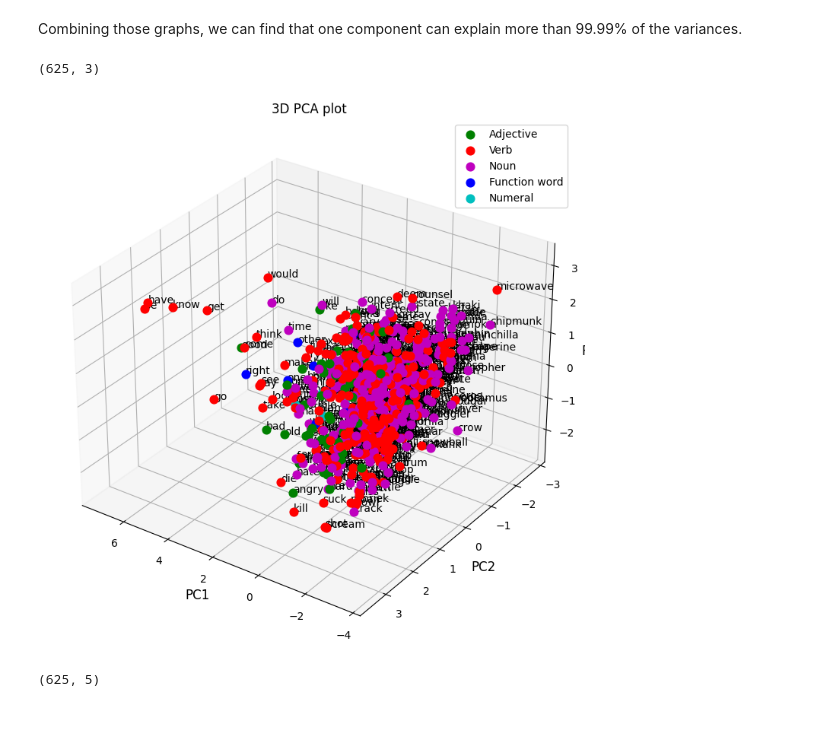
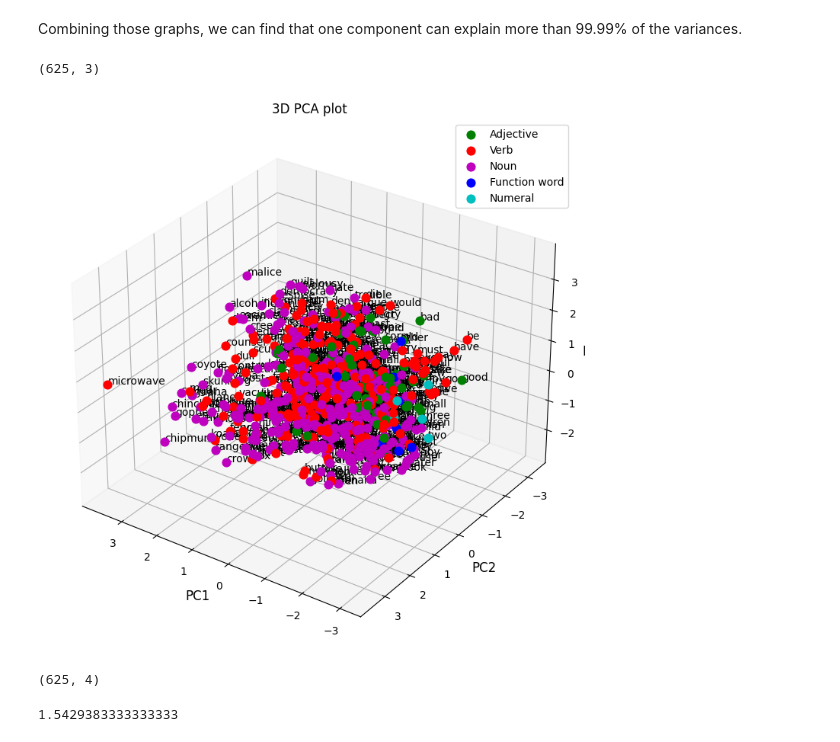
Before and after one commit to hassan3301/COG403Project, a Jupyter notebook: pca.ipynb, the cells around one changed output. Drawn from its saved outputs; the diff is of its cells as text; code cells hidden in the pictures.

```diff
--- a/pca.ipynb
+++ b/pca.ipynb
@@ -9,13 +9,16 @@ import seaborn as sn
 import plotly.express as px
 # %%
 f_path = "processed_files"
-scaler = StandardScaler()
+scaler = StandardScaler().set_output(transform="pandas")
 word_df = pd.read_csv(os.path.join(f_path, 'merged_withoutstring.csv')).loc[:,["Word"]]
 merged_df = pd.read_csv(os.path.join(f_path, 'merged_withoutstring.csv'))
 word_type = merged_df.loc[:,"Word type"]
 merged_df = merged_df.loc[:, ~merged_df.columns.isin(['Word type'])]
 merged_df = merged_df.set_index('Word', drop=True)
+merged_df = merged_df.loc[:, ~merged_df.columns.isin(['Bigram', 'SUBTLEX'])]
+merged_df = merged_df.rename(columns={"new AoA": "AoA", "V.Mean.Sum": "Valence", "A.Mean.Sum" : "Arousal", "icon_eng": "Iconicity", "Conc.M": "Concreteness"})
 word_c = word_type.copy()
+# print(np.std(merged_df.loc[:,'Concreteness']))
 
 cdict = {'N':'m','NUM':'c', 'V': 'r', 'A': 'g', 'F': 'b'}
 label = {'N':'Noun','NUM':'Numeral', 'V': 'Verb', 'A': 'Adjective', 'F': 'Function word'}
@@ -92,38 +108,38 @@ Combining those graphs, we can find that one component can explain more than 99.
 td_pca = PCA(n_components=3)
 td_pca.fit(merged_scaled_df)
 pca_merged = td_pca.transform(merged_scaled_df)
 print(np.shape(pca_merged))
 Xax = pca_merged[:,0]
 Yax = pca_merged[:,1]
 Zax = pca_merged[:,2]
 
 fig = plt.figure(figsize=(14,9))
 ax = fig.add_subplot(111, projection='3d')
 for i in range(len(Xax)):
+    # if word_df.at[i, 'Word'] ==
     ax.scatter(Xax[i], Yax[i], Zax[i], c=cdict[word_type[i]], s=60, label=label[word_type[i]])
-    ax.text(Xax[i], Yax[i], Zax[i],  '%s' % (word_df.at[i, 'Word']), size=10, zorder=1,
-    color='k')
+    ax.text(Xax[i], Yax[i], Zax[i],  '%s' % (word_df.at[i, 'Word']), size=10, zorder=1, color='k')
 ax.set_xlabel("PC1",
               fontsize=12)
 ax.set_ylabel("PC2",
               fontsize=12)
 ax.set_zlabel("PC3",
               fontsize=12)
 ax.view_init(30, 125)
 handles, labels = ax.get_legend_handles_labels()
 handle_list, label_list = [], []
 for handle, label in zip(handles, labels):
     if label not in label_list:
         handle_list.append(handle)
         label_list.append(label)
 plt.legend(handle_list, label_list)
 plt.title("3D PCA plot")
 plt.show()
 # %% [output]
 (625, 3)
-[figure, old version]
+[figure, new version]
 # %%
-five_pca = PCA(n_components=5)
+five_pca = PCA(n_components=4)
 five_pca.fit(merged_scaled_df)
 five_val = five_pca.transform(merged_scaled_df)
 print(np.shape(five_val))
@@ -131,7 +147,6 @@ word_df['PC1'] = five_val[:,0]
 word_df['PC2'] = five_val[:,1]
 word_df['PC3'] = five_val[:,2]
 word_df['PC4'] = five_val[:,3]
-word_df['PC5'] = five_val[:,4]
 word_df.insert(1, 'Word type', word_type, True)
 
 labels = {
@@ -142,10 +157,10 @@ labels = {
 fig = px.scatter_matrix(
     five_val,
     labels=labels,
-    dimensions=range(5),
+    dimensions=range(4),
     color=word_df['Word type']
 )
 fig.update_traces(diagonal_visible=False)
 fig.show()
 # %% [output]
-(625, 5)
+(625, 4)
@@ -158,0 +167,18 @@ fig.show()
+# %%
+# only for dataset update
+# word_df['PC1'] = new_df
+# word_df.insert(1, 'Word type', word_type, True)
+# word_df.to_csv(os.path.join(f_path, "PC1.csv"),
+#               index = None,
+#               header=True)
+iconicity_df = pd.read_csv(os.path.join(f_path, 'merged_with_iconicity.csv'))
+# for col in ["new AoA", "Frequency", "V.Mean.Sum", "A.Mean.Sum", "icon_eng", "Conc.M"]:
+#     max3 = sorted(range(len(iconicity_df.loc[:,col])), key = lambda sub: iconicity_df.loc[:,col][sub])[-3:]
+#     min3 = sorted(range(len(iconicity_df.loc[:,col])), key = lambda sub: iconicity_df.loc[:,col][sub])[3:]
+#     print(col)
+#     for i in range(3):
+#         print(iconicity_df['Word'][max3[i]])
+#     for i in range(3):
+#         print(iconicity_df['Word'][min3[i]])
+# %% [output]
+1.5429383333333333
```
Also changed, not shown: parts of 6 cells of this notebook.
